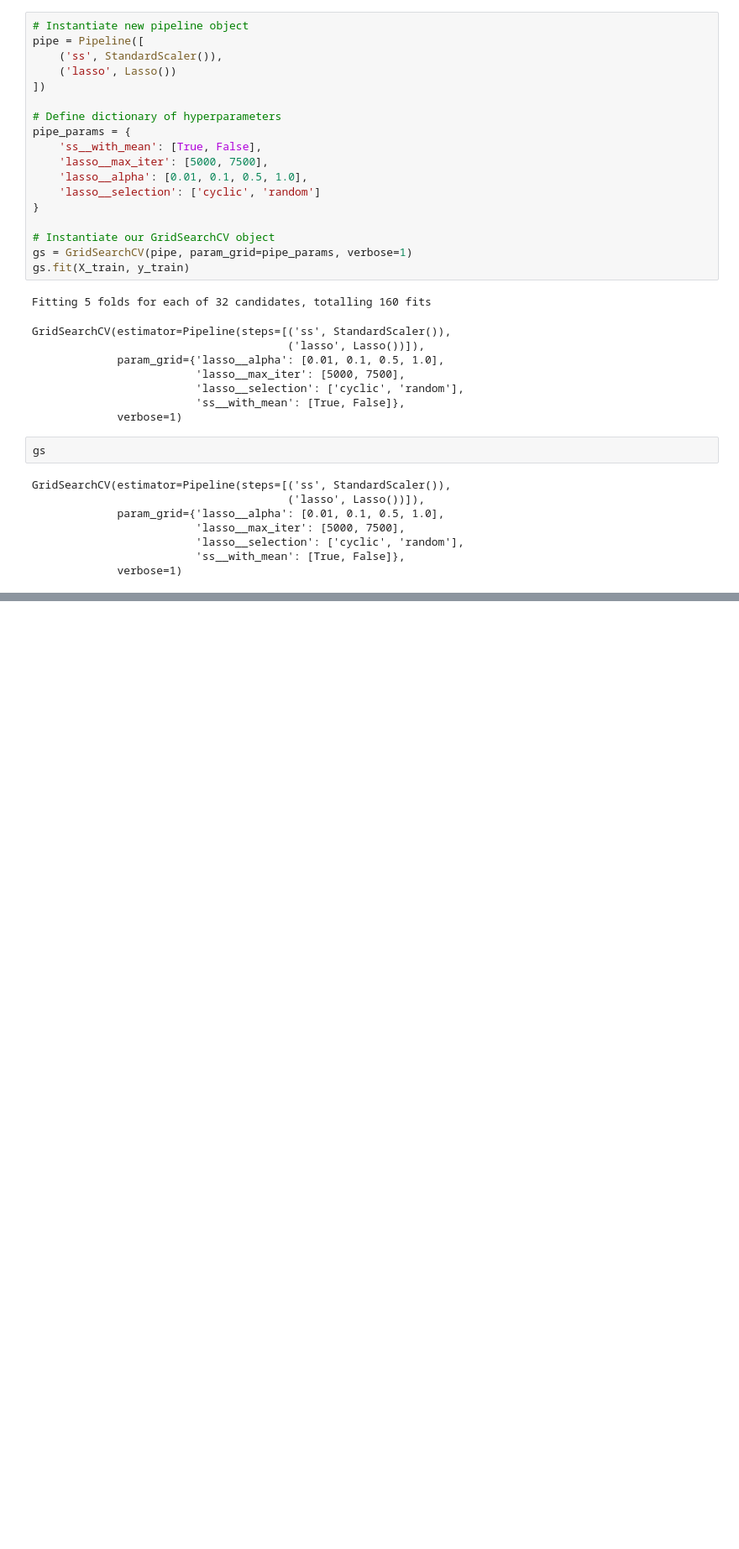
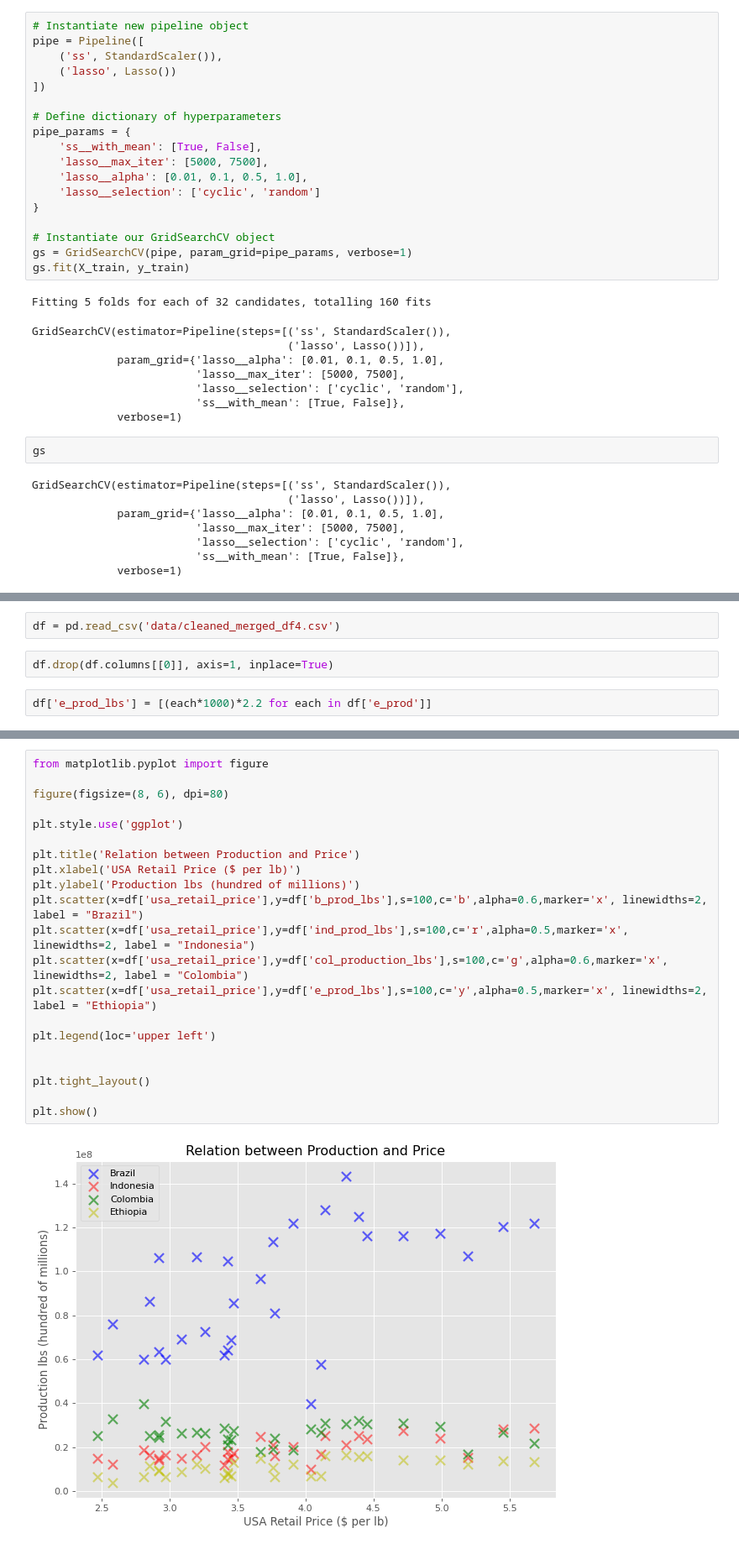
Before and after one commit to sanghyuns/Climate_Change_vs_Coffee_Production, a Jupyter notebook: mikeV.ipynb, the cells around one changed output, grey strips where cells are left out. Shown at 84% size. Cells and saved outputs as stored; diff of their text form; blank space fills up the shorter version.

Commit message:
visuals_update

```diff
--- a/mikeV.ipynb
+++ b/mikeV.ipynb
@@ -570,0 +661,6 @@ cross_val_score(gs.best_estimator_, X_train, y_train).mean()
+# %%
+df = pd.read_csv('data/cleaned_merged_df4.csv')
+# %%
+df.drop(df.columns[[0]], axis=1, inplace=True)
+# %%
+df['e_prod_lbs'] = [(each*1000)*2.2 for each in df['e_prod']]
@@ -570,0 +687,23 @@ cross_val_score(gs.best_estimator_, X_train, y_train).mean()
+# %%
+from matplotlib.pyplot import figure
+
+figure(figsize=(8, 6), dpi=80)
+
+plt.style.use('ggplot')
+
+plt.title('Relation between Production and Price')
+plt.xlabel('USA Retail Price ($ per lb)')
+plt.ylabel('Production lbs (hundred of millions)')
+plt.scatter(x=df['usa_retail_price'],y=df['b_prod_lbs'],s=100,c='b',alpha=0.6,marker='x', linewidths=2, label = "Brazil")
+plt.scatter(x=df['usa_retail_price'],y=df['ind_prod_lbs'],s=100,c='r',alpha=0.5,marker='x', linewidths=2, label = "Indonesia")
+plt.scatter(x=df['usa_retail_price'],y=df['col_production_lbs'],s=100,c='g',alpha=0.6,marker='x', linewidths=2, label = "Colombia")
+plt.scatter(x=df['usa_retail_price'],y=df['e_prod_lbs'],s=100,c='y',alpha=0.5,marker='x', linewidths=2, label = "Ethiopia")
+
+plt.legend(loc='upper left')
+
+
+plt.tight_layout()
+
+plt.show()
+# %% [output]
+[figure, added]
```
Also changed, not shown: parts of 35 cells of this notebook, 1 other file.
